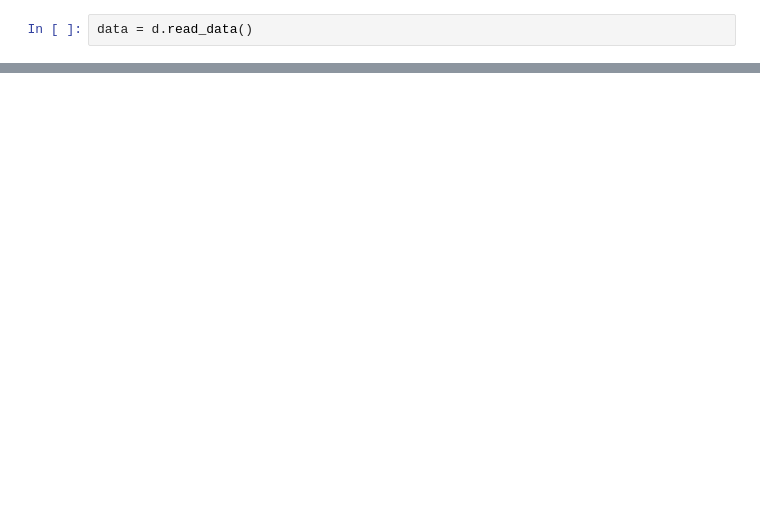
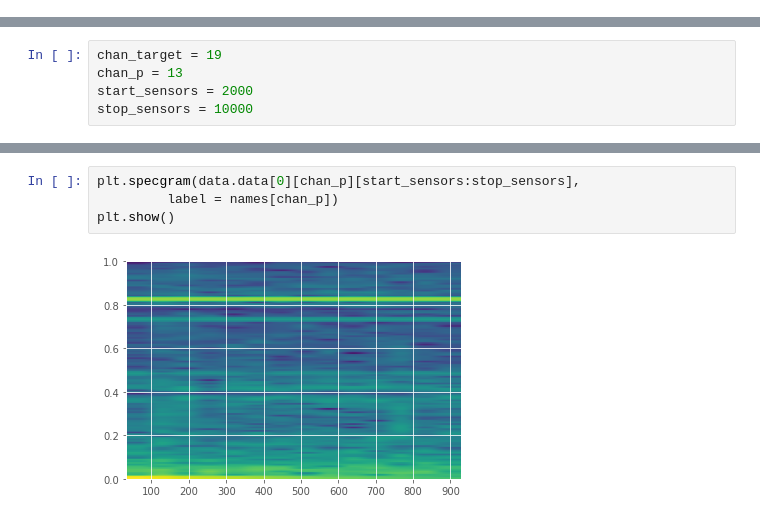
Before and after one commit to nastya236/Sleep-monitoring-with-sensors-analysis, a Jupyter notebook: notebooks/Visualization.ipynb, the cells around one changed output, grey strips where cells are left out. Cells and saved outputs as stored; diff of their text form; blank space fills up the shorter version.

```diff
--- a/notebooks/Visualization.ipynb
+++ b/notebooks/Visualization.ipynb
@@ -15,2 +9,0 @@ index = 721002
-# %%
-data = d.read_data()
@@ -36,0 +78,5 @@ plt.plot(time_sensors[start_sensors:stop_sensors], data.data[0][chan][start_sens
+# %%
+chan_target = 19
+chan_p = 13
+start_sensors = 2000
+stop_sensors = 10000
@@ -36,0 +98,6 @@ plt.plot(time_sensors[start_sensors:stop_sensors], data.data[0][chan][start_sens
+# %%
+plt.specgram(data.data[0][chan_p][start_sensors:stop_sensors],
+         label = names[chan_p])
+plt.show()
+# %% [output]
+[figure, added]
```
Also changed, not shown: parts of 13 cells of this notebook, 13 other files.
